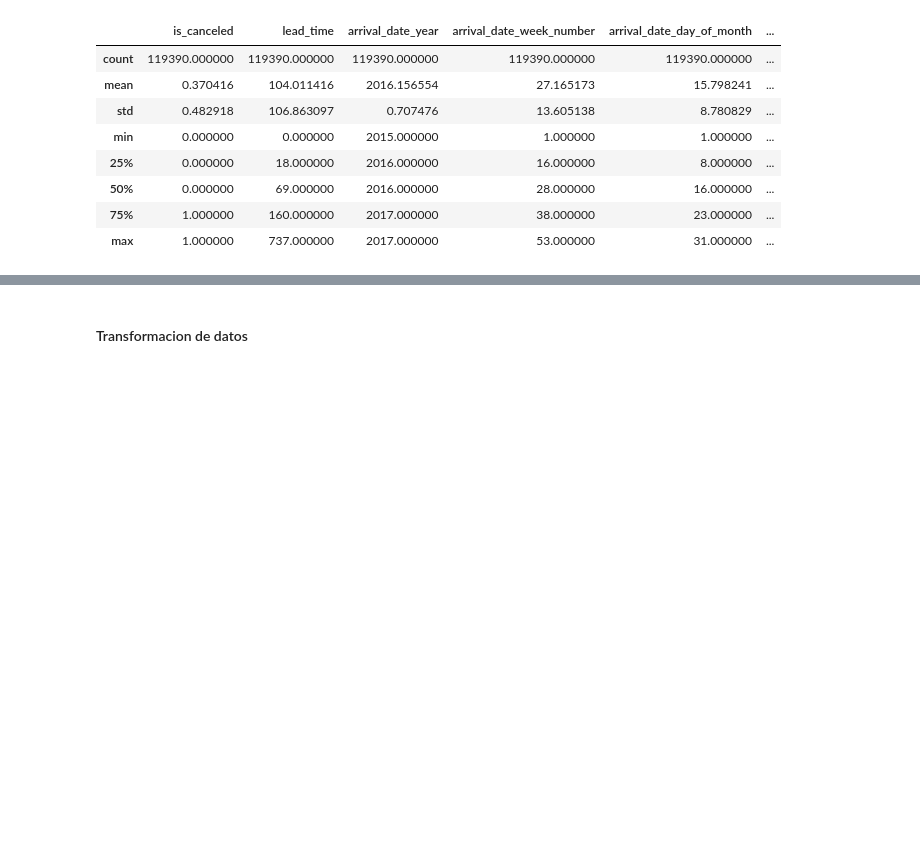
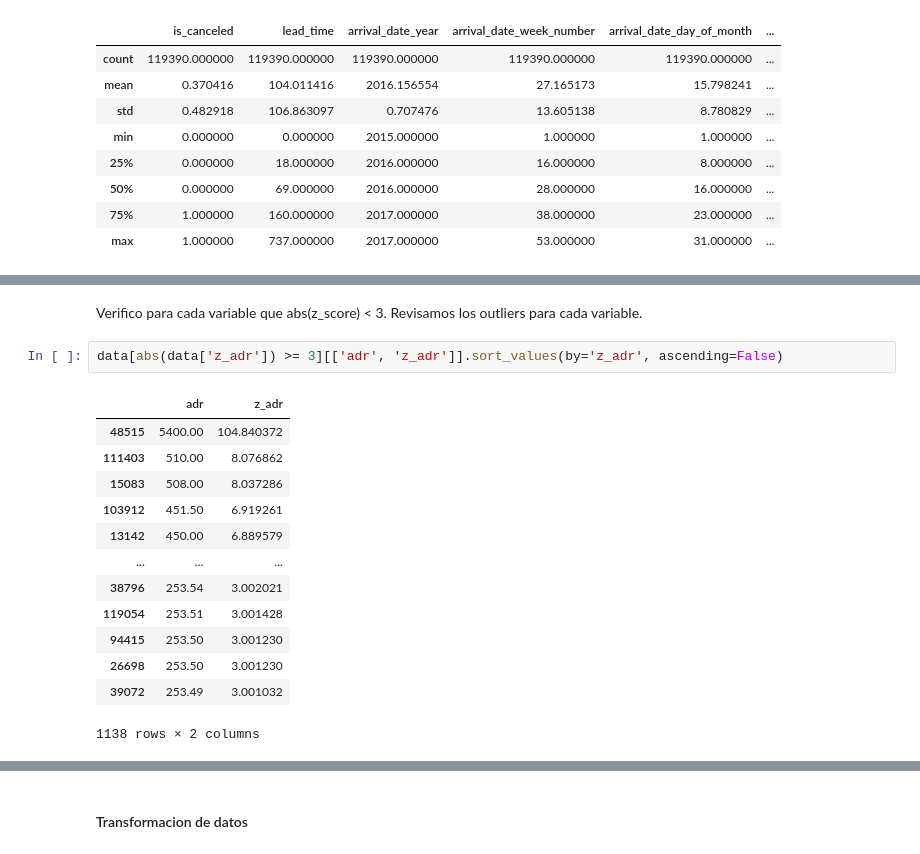
Before and after one commit to 1gnacio/orgadatos-collab-tp2, a Jupyter notebook: TP2.ipynb, the cells around one changed output, grey strips where cells are left out. Drawn from its saved outputs; the diff is of its cells as text; blank space fills up the shorter version.

```diff
--- a/TP2.ipynb
+++ b/TP2.ipynb
@@ -1434,0 +1470,18 @@ data.describe()
+# %% [markdown]
+Verifico para cada variable que abs(z_score) < 3. Revisamos los outliers para cada variable.
+# %%
+data[abs(data['z_adr']) >= 3][['adr', 'z_adr']].sort_values(by='z_adr', ascending=False)
+# %% [output]
+|  | adr | z_adr |
+| 48515 | 5400.00 | 104.840372 |
+| 111403 | 510.00 | 8.076862 |
+| 15083 | 508.00 | 8.037286 |
+| 103912 | 451.50 | 6.919261 |
+| 13142 | 450.00 | 6.889579 |
+| ... | ... | ... |
+| 38796 | 253.54 | 3.002021 |
+| 119054 | 253.51 | 3.001428 |
+| 94415 | 253.50 | 3.001230 |
+| 26698 | 253.50 | 3.001230 |
+| 39072 | 253.49 | 3.001032 |
+1138 rows × 2 columns
```
Also changed, not shown: parts of 44 cells of this notebook.
